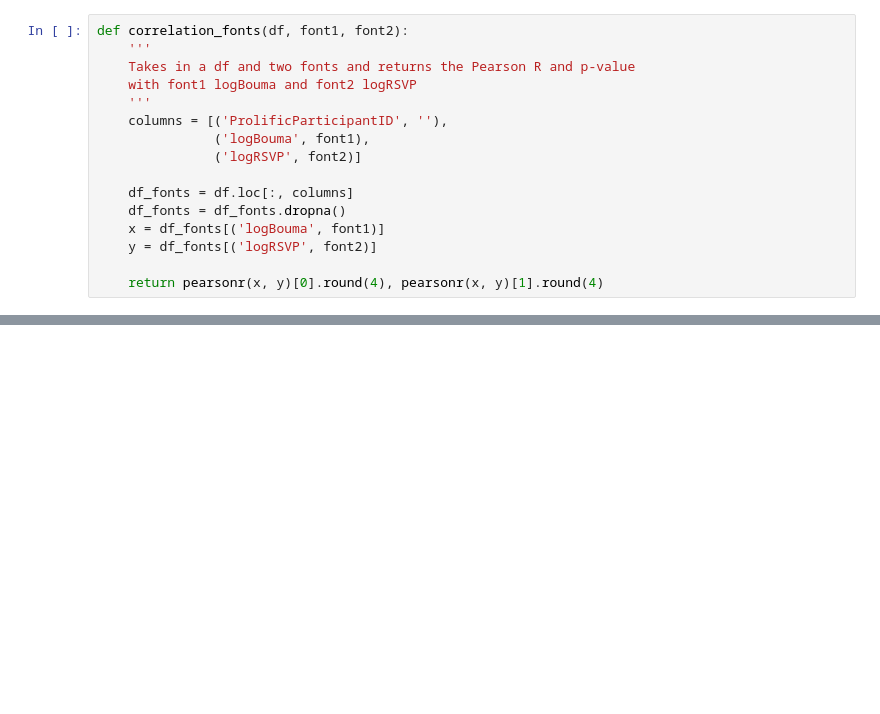
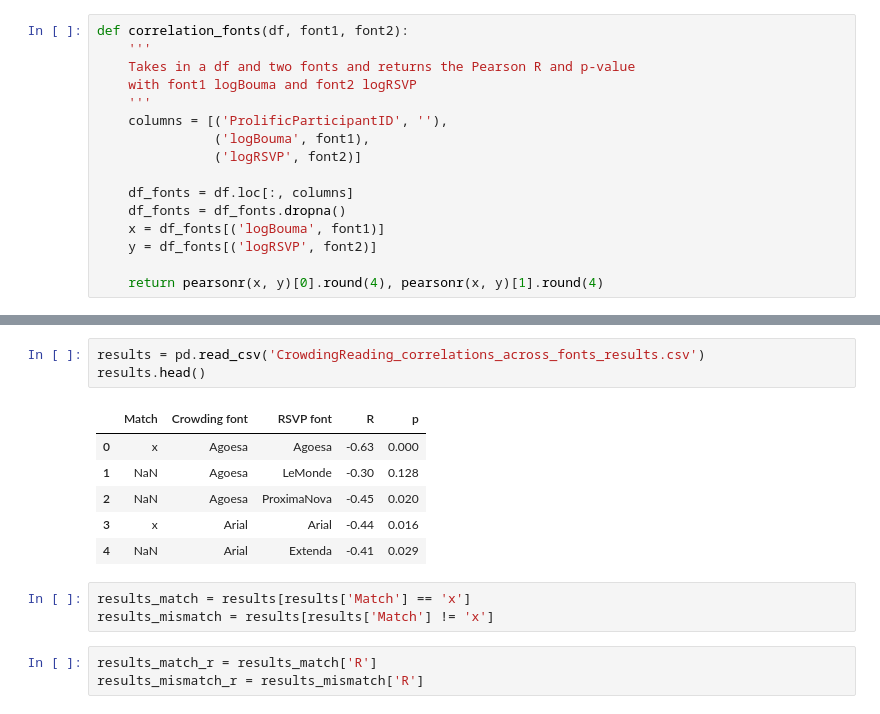
Before and after one commit to fh986/crowding-individual-difference, a Jupyter notebook: font_correlation_data/crowdingReading_correlationsAcrossFonts.ipynb, the cells around one changed output, grey strips where cells are left out. Saved outputs shown, nothing was run; the diff lists cells and outputs as text; blank space fills up the shorter version.

```diff
--- a/font_correlation_data/crowdingReading_correlationsAcrossFonts.ipynb
+++ b/font_correlation_data/crowdingReading_correlationsAcrossFonts.ipynb
@@ -143,0 +145,16 @@ Baskerville x ScarletWood (-0.3295, 0.0464)
+# %%
+results = pd.read_csv('CrowdingReading_correlations_across_fonts_results.csv')
+results.head()
+# %% [output]
+|  | Match | Crowding font | RSVP font | R | p |
+| 0 | x | Agoesa | Agoesa | -0.63 | 0.000 |
+| 1 | NaN | Agoesa | LeMonde | -0.30 | 0.128 |
+| 2 | NaN | Agoesa | ProximaNova | -0.45 | 0.020 |
+| 3 | x | Arial | Arial | -0.44 | 0.016 |
+| 4 | NaN | Arial | Extenda | -0.41 | 0.029 |
+# %%
+results_match = results[results['Match'] == 'x']
+results_mismatch = results[results['Match'] != 'x']
+# %%
+results_match_r = results_match['R']
+results_mismatch_r = results_mismatch['R']
```
Also changed, not shown: parts of 6 cells of this notebook, 1 other file.
